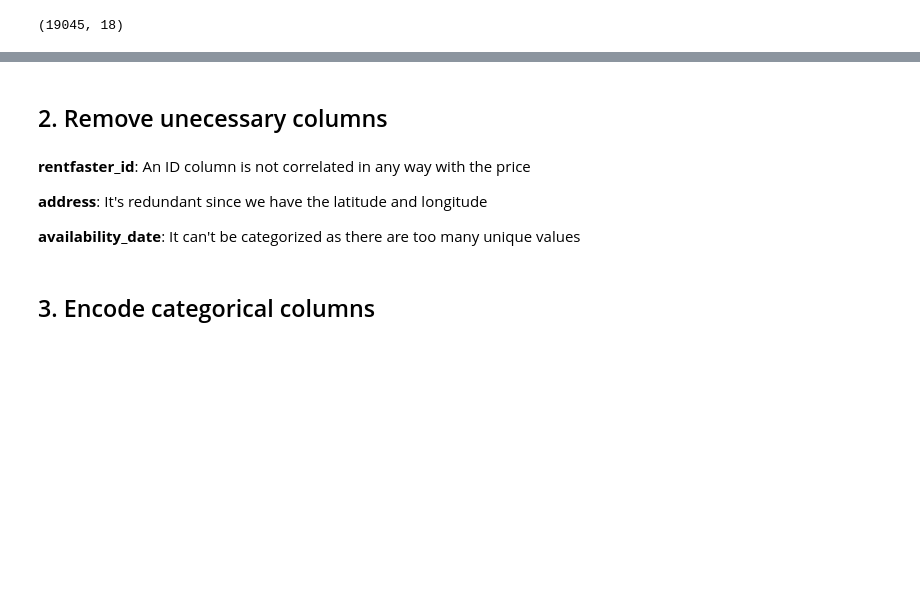
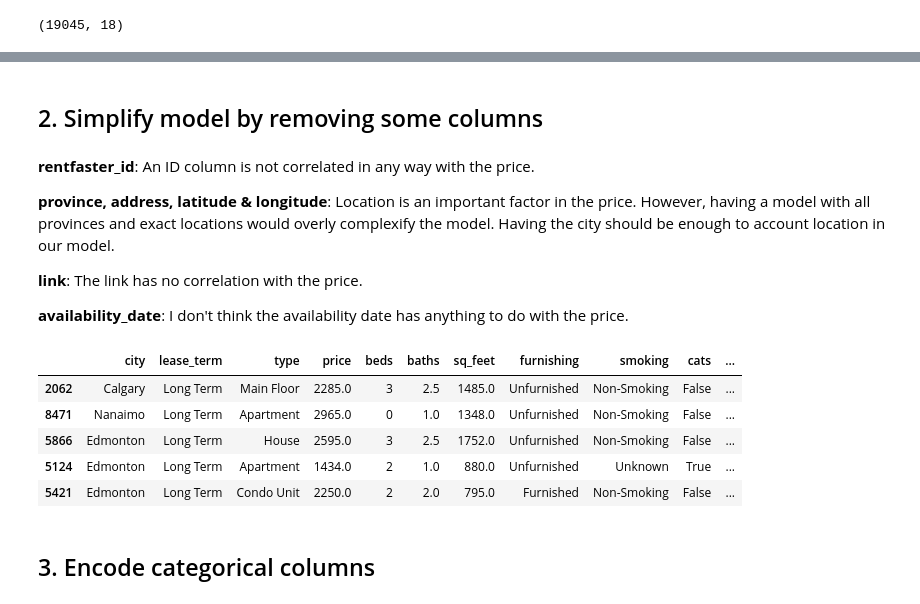
Before and after one commit to nadpierre/rental-prices-regression-project, a Jupyter notebook: Notebooks/DataPreprocessing.ipynb, the cells around one changed output, grey strips where cells are left out. Cells and saved outputs as stored; diff of their text form; code cells hidden in the pictures; blank space fills up the shorter version.

```diff
--- a/Notebooks/DataPreprocessing.ipynb
+++ b/Notebooks/DataPreprocessing.ipynb
@@ -34,13 +33,23 @@ df.sample(5)
 # %% [markdown]
-## 2. Remove unecessary columns
+## 2. Simplify model by removing some columns
 # %% [markdown]
-**rentfaster_id**: An ID column is not correlated in any way with the price
+**rentfaster_id**: An ID column is not correlated in any way with the price.
 
-**address**: It's redundant since we have the latitude and longitude
+**province, address, latitude & longitude**: Location is an important factor in the price. However, having a model with all provinces and exact locations would overly complexify the model. Having the city should be enough to account location in our model.
 
-**availability_date**: It can't be categorized as there are too many unique values
+**link**: The link has no correlation with the price.
+
+**availability_date**: I don't think the availability date has anything to do with the price.
 # %%
-df.drop(columns=['rentfaster_id', 'address', 'link', 'availability_date'], axis=1, inplace=True)
+df.drop(columns=['rentfaster_id', 'province', 'address', 'latitude', 'longitude', 'link', 'availability_date'], axis=1, inplace=True)
+df.sample(5)
+# %% [output]
+|  | city | lease_term | type | price | beds | baths | sq_feet | furnishing | smoking | cats | ... |
+| 2062 | Calgary | Long Term | Main Floor | 2285.0 | 3 | 2.5 | 1485.0 | Unfurnished | Non-Smoking | False | ... |
+| 8471 | Nanaimo | Long Term | Apartment | 2965.0 | 0 | 1.0 | 1348.0 | Unfurnished | Non-Smoking | False | ... |
+| 5866 | Edmonton | Long Term | House | 2595.0 | 3 | 2.5 | 1752.0 | Unfurnished | Non-Smoking | False | ... |
+| 5124 | Edmonton | Long Term | Apartment | 1434.0 | 2 | 1.0 | 880.0 | Unfurnished | Unknown | True | ... |
+| 5421 | Edmonton | Long Term | Condo Unit | 2250.0 | 2 | 2.0 | 795.0 | Furnished | Non-Smoking | False | ... |
 # %% [markdown]
 ## 3. Encode categorical columns
 # %% [markdown]
```
Also changed, not shown: parts of 27 cells of this notebook, 5 other files.
